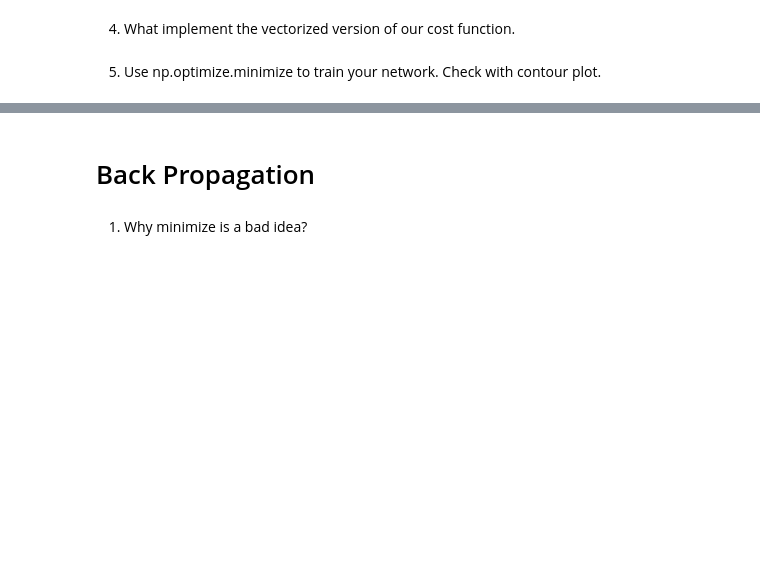
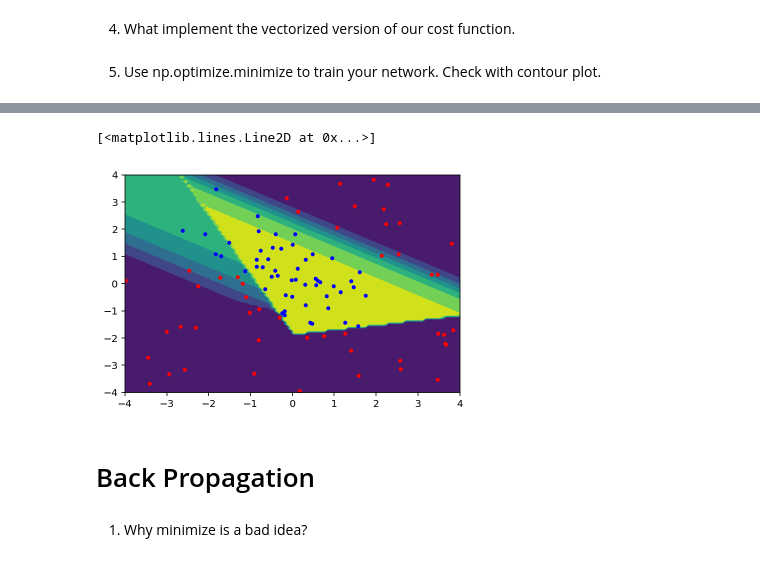
Before and after one commit to muic-pattern-rekt-2018/Exercise8, a Jupyter notebook: Neural Network.ipynb, the cells around one changed output, grey strips where cells are left out. Saved outputs shown, nothing was run; the diff lists cells and outputs as text; code cells hidden in the pictures; blank space fills up the shorter version.

```diff
--- a/Neural Network.ipynb
+++ b/Neural Network.ipynb
@@ -78,11 +178,3 @@ def compute_w_b_offset(layer_no):
 4) What implement the vectorized version of our cost function.
 # %% [markdown]
 5) Use np.optimize.minimize to train your network. Check with contour plot.
-# %%
-class SadNeuralNetwork:
-    def __init__(self):
-        pass
-    def train(self, xs, ys):
-        pass
-    def classify(self, xs):
-        pass
@@ -89,3 +269,20 @@ class SadNeuralNetwork:
+# %%
+def contour(nn):
+    xs = np.linspace(-4, 4, 100)
+    ys = np.linspace(-4, 4, 100)
+    mxs, mys = np.meshgrid(xs, ys)
+    hxs = mxs.reshape(1, 100*100)
+    hys = mys.reshape(1, 100*100)
+    features = np.vstack([hxs, hys])
+    hzs = nn.classify(features)
+    mzs = hzs.reshape(100,100)
+    plt.contourf(mxs, mys, mzs)
+contour(s)
+plt.plot(xs[0, guess>0.5], xs[1, guess>0.5], '.b')
+plt.plot(xs[0, guess<0.5], xs[1, guess<0.5], '.r')
+# %% [output]
+[<matplotlib.lines.Line2D at 0x...>]
+[figure, added]
 # %% [markdown]
 # Back Propagation
 # %% [markdown]
```
Also changed, not shown: parts of 13 cells of this notebook.
